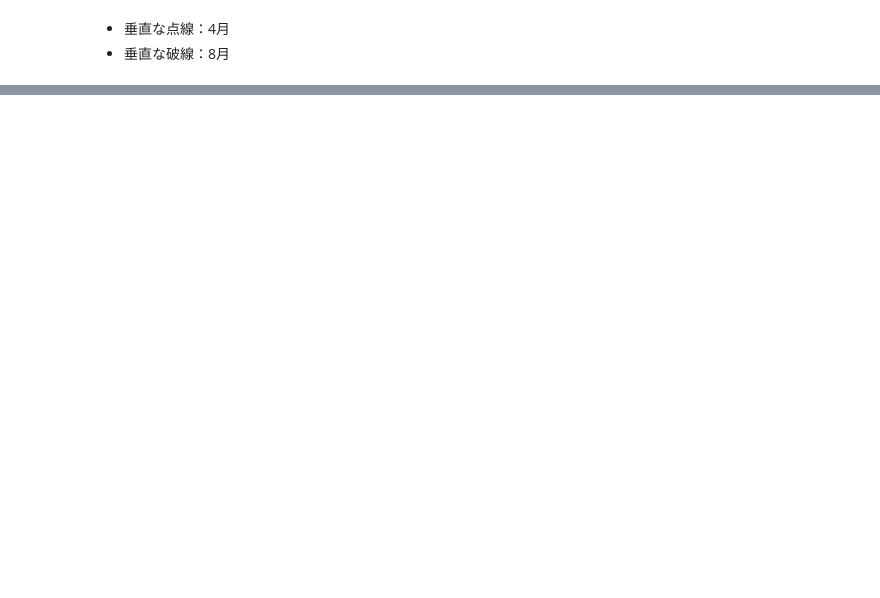
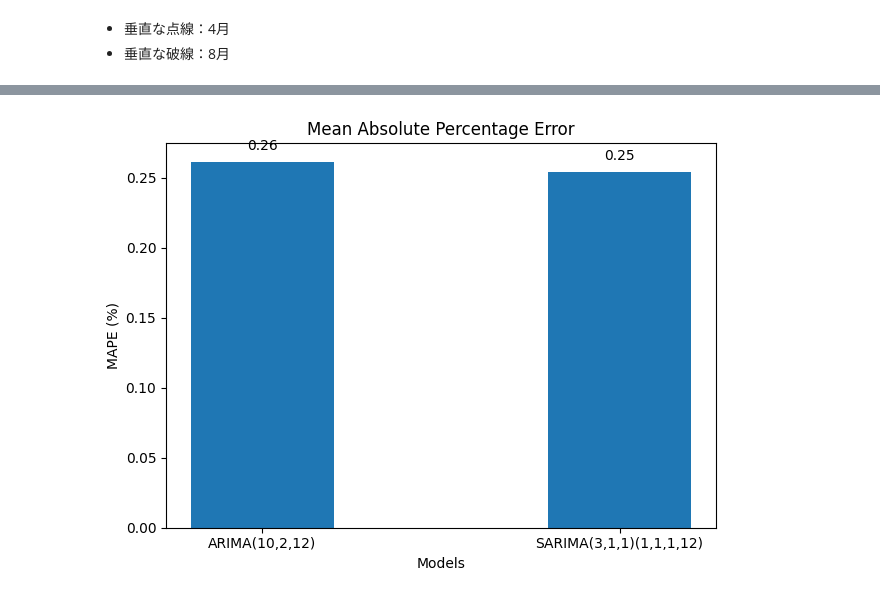
Before and after one commit to cct-blog/cct-seiya-kumada, a Jupyter notebook: sarima/src/main.ipynb, the cells around one changed output, grey strips where cells are left out. Cells and saved outputs as stored; diff of their text form; code cells hidden in the pictures; blank space fills up the shorter version.

```diff
--- a/sarima/src/main.ipynb
+++ b/sarima/src/main.ipynb
@@ -556,3 +568,6 @@ plt.savefig('/home/kumada/projects/cct-seiya-kumada/sarima/images/prediction.jpg
 # %% [markdown]
 - 垂直な点線：4月
 - 垂直な破線：8月
+# %%
+def mape(y_true, y_pred):
+    return np.mean(np.abs((y_true - y_pred) / y_true)) * 100
@@ -558,0 +581,20 @@ plt.savefig('/home/kumada/projects/cct-seiya-kumada/sarima/images/prediction.jpg
+# %%
+fig, ax = plt.subplots()
+
+x = ['ARIMA(10,2,12)', 'SARIMA(3,1,1)(1,1,1,12)']
+y = [mape_ARIMA, mape_SARIMA]
+
+ax.bar(x, y, width=0.4)
+ax.set_xlabel('Models')
+ax.set_ylabel('MAPE (%)')
+#ax.set_ylim(0, 15)
+ax.set_title('Mean Absolute Percentage Error')
+for index, value in enumerate(y):
+    plt.text(x=index, y=value + 0.008, s=str(round(value,2)), ha='center')
+
+plt.tight_layout()
+
+plt.savefig('/home/kumada/projects/cct-seiya-kumada/sarima/images/mapes.jpg', dpi=300)
+#plt.savefig('figures/CH08_F14_peixeiro.png', dpi=300)
+# %% [output]
+[figure, added]
```
Also changed, not shown: parts of 29 cells of this notebook.
